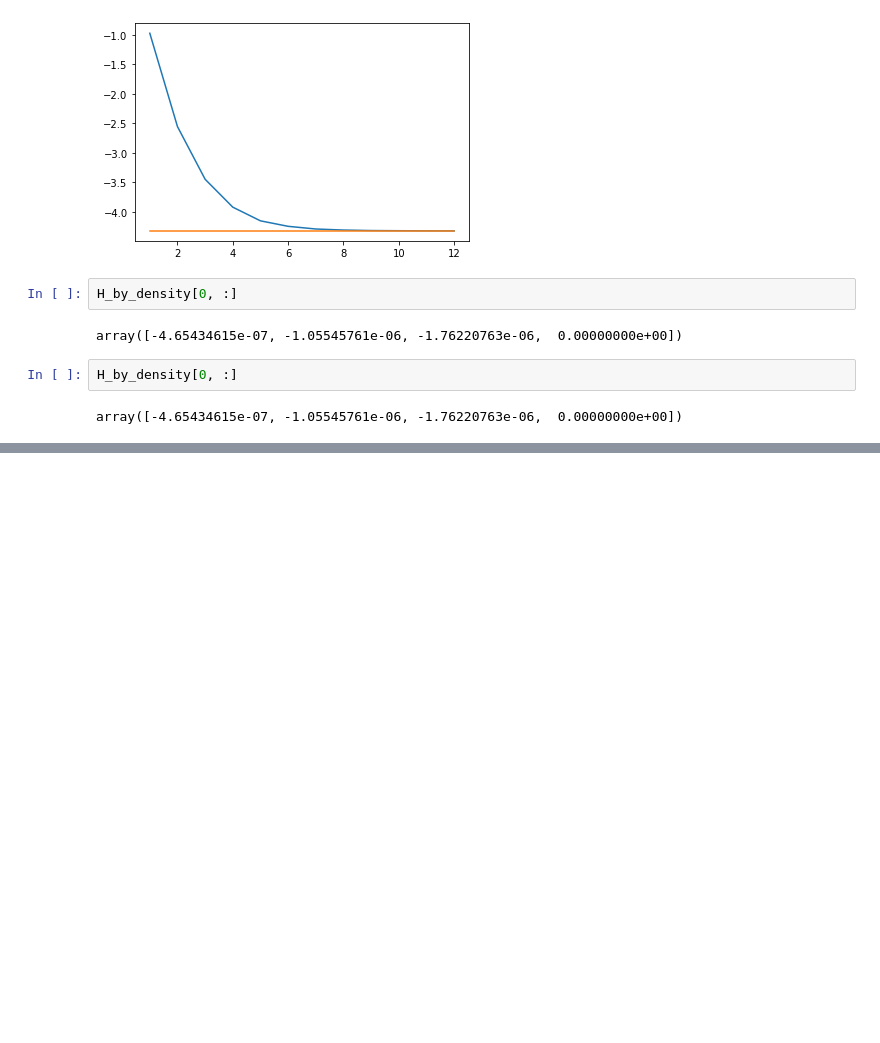
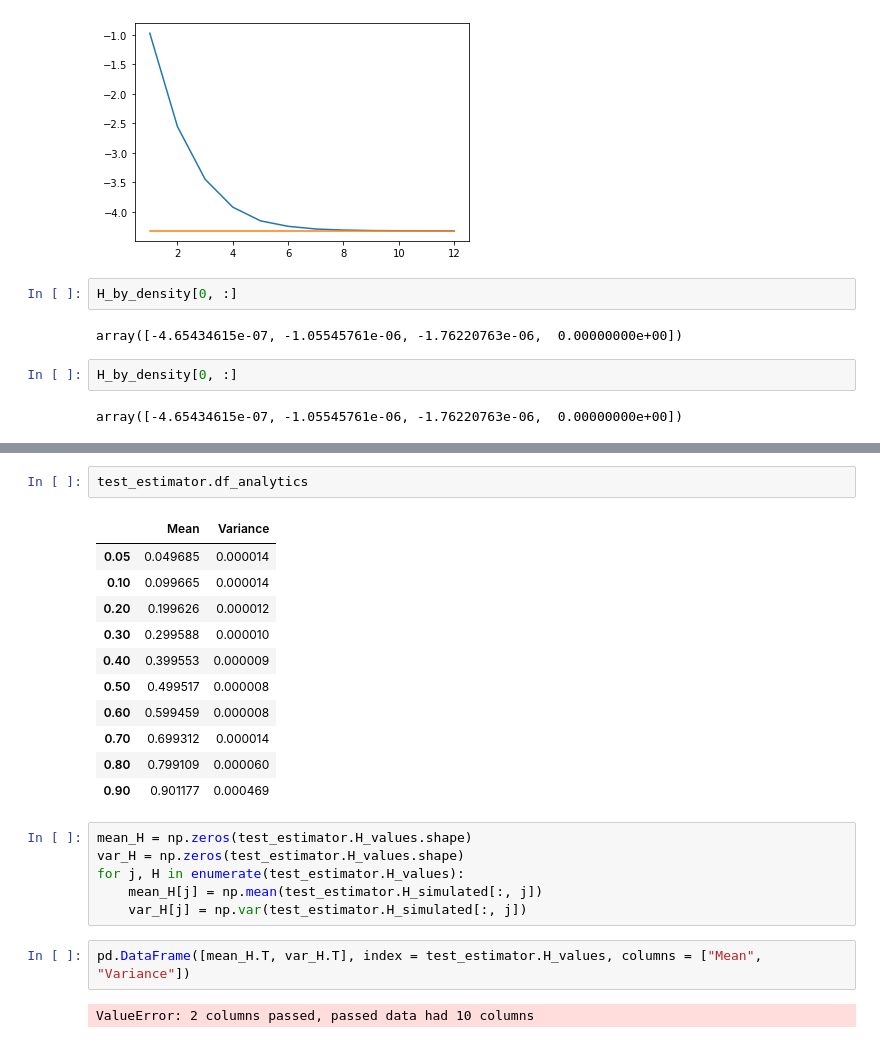
Before and after one commit to Jamjam1729/Dissertation, a Jupyter notebook: Dissertation.ipynb, the cells around one changed output, grey strips where cells are left out. Cells and saved outputs as stored; diff of their text form; blank space fills up the shorter version.

```diff
--- a/Dissertation.ipynb
+++ b/Dissertation.ipynb
@@ -725,0 +844,24 @@ array([-4.65434615e-07, -1.05545761e-06, -1.76220763e-06,  0.00000000e+00])
+# %%
+test_estimator.df_analytics
+# %% [output]
+|  | Mean | Variance |
+| 0.05 | 0.049685 | 0.000014 |
+| 0.10 | 0.099665 | 0.000014 |
+| 0.20 | 0.199626 | 0.000012 |
+| 0.30 | 0.299588 | 0.000010 |
+| 0.40 | 0.399553 | 0.000009 |
+| 0.50 | 0.499517 | 0.000008 |
+| 0.60 | 0.599459 | 0.000008 |
+| 0.70 | 0.699312 | 0.000014 |
+| 0.80 | 0.799109 | 0.000060 |
+| 0.90 | 0.901177 | 0.000469 |
+# %%
+mean_H = np.zeros(test_estimator.H_values.shape)
+var_H = np.zeros(test_estimator.H_values.shape)
+for j, H in enumerate(test_estimator.H_values):
+    mean_H[j] = np.mean(test_estimator.H_simulated[:, j])
+    var_H[j] = np.var(test_estimator.H_simulated[:, j])
+# %%
+pd.DataFrame([mean_H.T, var_H.T], index = test_estimator.H_values, columns = ["Mean", "Variance"])
+# %% [output]
+ValueError: 2 columns passed, passed data had 10 columns
```
Also changed, not shown: parts of 6 cells of this notebook.
